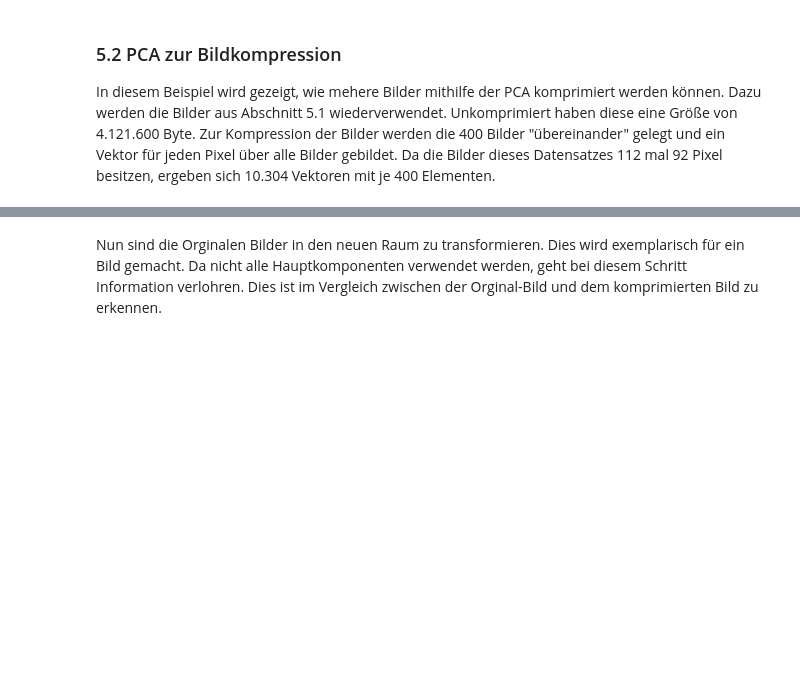
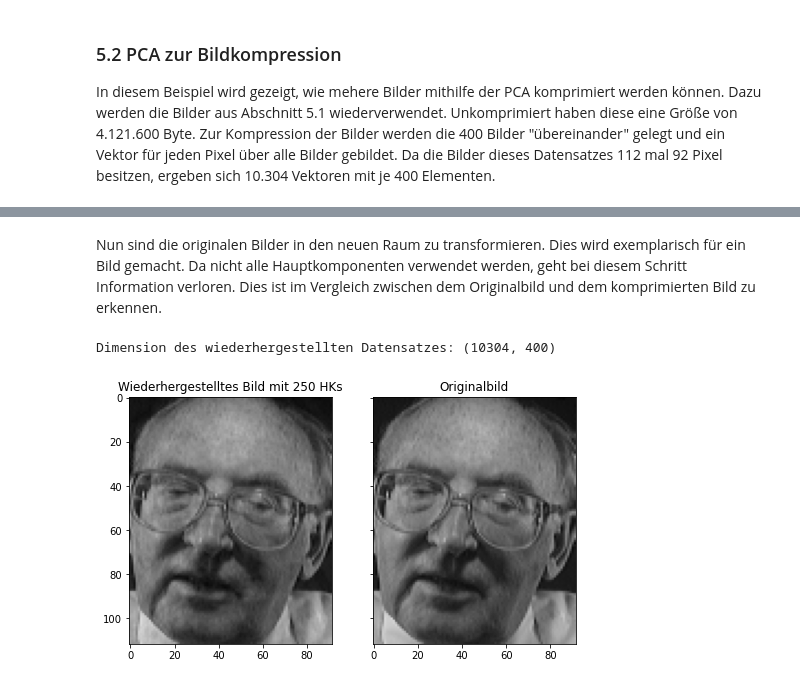
Before and after one commit to MoritzMSP/DHBW_AML, a Jupyter notebook: PCA.ipynb, the cells around one changed output, grey strips where cells are left out. Cells and saved outputs as stored; diff of their text form; code cells hidden in the pictures; blank space fills up the shorter version.

```diff
--- a/PCA.ipynb
+++ b/PCA.ipynb
@@ -365,27 +373,30 @@ print("Dies entspricht ", newSize, "Bytes, ", newSize/oldSize*100, "% des Orgina
 # %% [markdown]
-Nun sind die Orginalen Bilder in den neuen Raum zu transformieren. Dies wird exemplarisch für ein Bild gemacht. Da nicht alle Hauptkomponenten verwendet werden, geht bei diesem Schritt Information verlohren. Dies ist im Vergleich zwischen der Orginal-Bild und dem komprimierten Bild zu erkennen.
+Nun sind die originalen Bilder in den neuen Raum zu transformieren. Dies wird exemplarisch für ein Bild gemacht. Da nicht alle Hauptkomponenten verwendet werden, geht bei diesem Schritt Information verloren. Dies ist im Vergleich zwischen dem Originalbild und dem komprimierten Bild zu erkennen.
 # %%
 #Umformen eines Bilds & Vergleich der Bilder
 restoredImages = np.matmul(featureVektor.transpose(), transformedImages).transpose()
 print("Dimension des wiederhergestellten Datensatzes:", restoredImages.shape) #Vergleich zu oben: Dimensionalität gleich
 
-#Darstellen eines Bildes aus Orginal Datensatz und wiederhergestellten Datensatz
+#Darstellen eines Bildes aus original Datensatz und wiederhergestellten Datensatz
 imgIndex = 0
 
-orginalImg = np.zeros((yPixel, xPixel))
+originalImg = np.zeros((yPixel, xPixel))
 restoredImg = np.zeros((yPixel, xPixel))
 
 index = 0
 for i in range(yPixel):
     for j in range(xPixel):
-        orginalImg[i,j] = data[index, imgIndex]
+        originalImg[i,j] = data[index, imgIndex]
         restoredImg[i,j] = restoredImages[index, imgIndex]
         index = index + 1
 
 fig, axes = plt.subplots(1,2,sharex=True,sharey=True,figsize=(8,6))
 axes[0].imshow(restoredImg, cmap='gray', vmin=0, vmax=255)
-axes[0].set_title("Restored image with " + str(n) + " PCs")
-axes[1].imshow(orginalImg, cmap='gray', vmin=0, vmax=255)
-axes[1].set_title('Orginal image')
+axes[0].set_title("Wiederhergestelltes Bild mit " + str(n) + " HKs")
+axes[1].imshow(originalImg, cmap='gray', vmin=0, vmax=255)
+axes[1].set_title('Originalbild')
 plt.savefig('Figures/Bildkompression.pdf')
 plt.show()
+# %% [output]
+Dimension des wiederhergestellten Datensatzes: (10304, 400)
+[figure, added]
```
Also changed, not shown: parts of 20 cells of this notebook, 3 other files.
